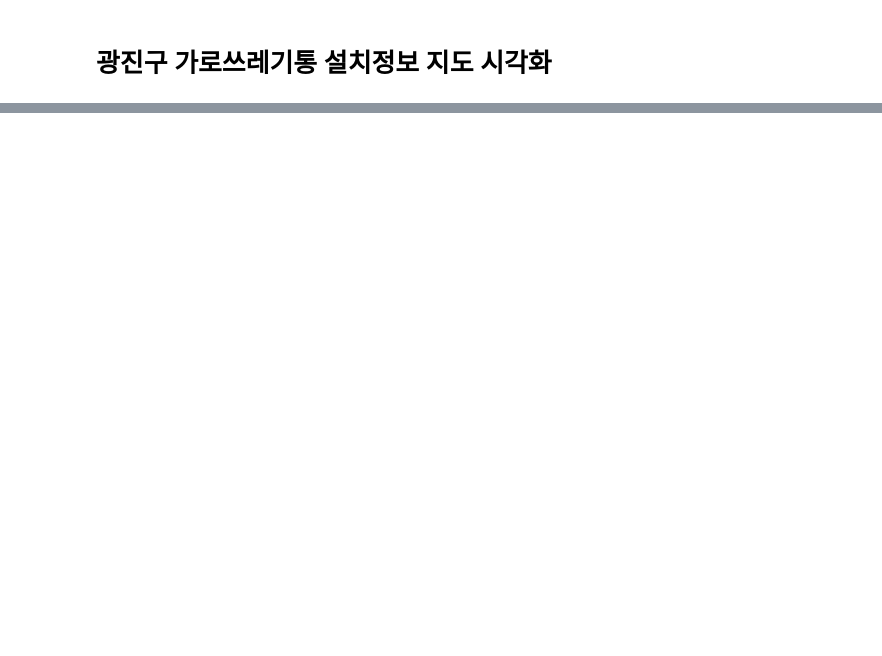
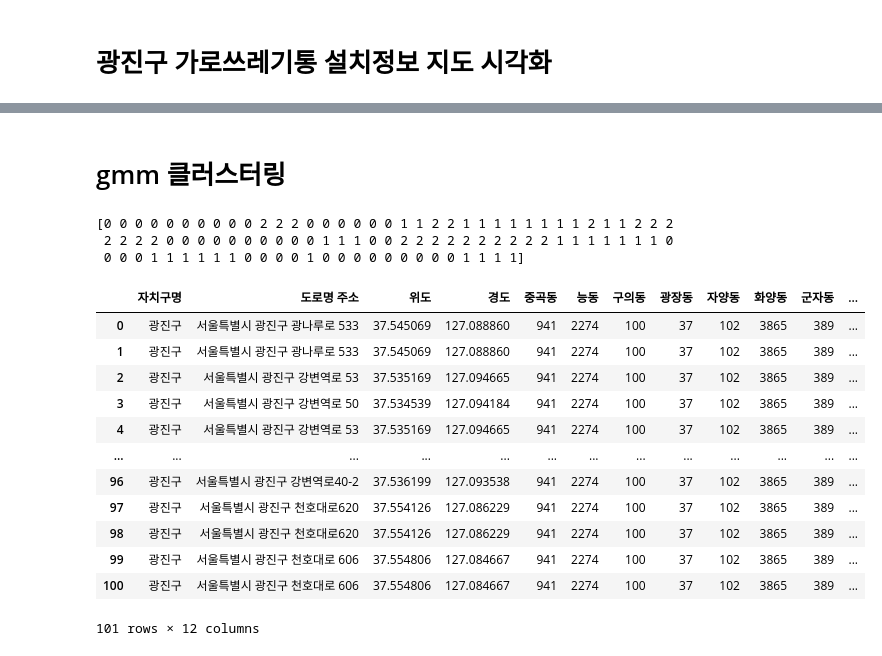
Before and after one commit to hyeeunjeong/bigdata, a Jupyter notebook: 광진구 빅데이터 분석.ipynb, the cells around one changed output, grey strips where cells are left out. Cells and saved outputs as stored; diff of their text form; code cells hidden in the pictures; blank space fills up the shorter version.

Commit message:
주피터 파일 업로드 및 클러스터링용 엑셀 추출

```diff
--- a/광진구 빅데이터 분석.ipynb
+++ b/광진구 빅데이터 분석.ipynb
@@ -138,0 +262,27 @@ gwangjin_trash
+# %% [markdown]
+# gmm 클러스터링
+# %%
+from sklearn.mixture import GaussianMixture
+gmm = GaussianMixture(n_components=3, random_state=0)
+gmm.fit(cluster_data.iloc[:, 2:])
+predict=gmm.predict(cluster_data.iloc[:, 2:])
+print(predict)
+cluster_data['clustering']=predict
+cluster_data
+# %% [output]
+[0 0 0 0 0 0 0 0 0 0 2 2 2 0 0 0 0 0 0 1 1 2 2 1 1 1 1 1 1 1 1 2 1 1 2 2 2
+ 2 2 2 2 0 0 0 0 0 0 0 0 0 0 1 1 1 0 0 2 2 2 2 2 2 2 2 2 2 1 1 1 1 1 1 1 0
+ 0 0 0 1 1 1 1 1 1 0 0 0 0 1 0 0 0 0 0 0 0 0 0 1 1 1 1]
+|  | 자치구명 | 도로명 주소 | 위도 | 경도 | 중곡동 | 능동 | 구의동 | 광장동 | 자양동 | 화양동 | 군자동 | ... |
+| 0 | 광진구 | 서울특별시 광진구 광나루로 533 | 37.545069 | 127.088860 | 941 | 2274 | 100 | 37 | 102 | 3865 | 389 | ... |
+| 1 | 광진구 | 서울특별시 광진구 광나루로 533 | 37.545069 | 127.088860 | 941 | 2274 | 100 | 37 | 102 | 3865 | 389 | ... |
+| 2 | 광진구 | 서울특별시 광진구 강변역로 53 | 37.535169 | 127.094665 | 941 | 2274 | 100 | 37 | 102 | 3865 | 389 | ... |
+| 3 | 광진구 | 서울특별시 광진구 강변역로 50 | 37.534539 | 127.094184 | 941 | 2274 | 100 | 37 | 102 | 3865 | 389 | ... |
+| 4 | 광진구 | 서울특별시 광진구 강변역로 53 | 37.535169 | 127.094665 | 941 | 2274 | 100 | 37 | 102 | 3865 | 389 | ... |
+| ... | ... | ... | ... | ... | ... | ... | ... | ... | ... | ... | ... | ... |
+| 96 | 광진구 | 서울특별시 광진구 강변역로40-2 | 37.536199 | 127.093538 | 941 | 2274 | 100 | 37 | 102 | 3865 | 389 | ... |
+| 97 | 광진구 | 서울특별시 광진구 천호대로620 | 37.554126 | 127.086229 | 941 | 2274 | 100 | 37 | 102 | 3865 | 389 | ... |
+| 98 | 광진구 | 서울특별시 광진구 천호대로620 | 37.554126 | 127.086229 | 941 | 2274 | 100 | 37 | 102 | 3865 | 389 | ... |
+| 99 | 광진구 | 서울특별시 광진구 천호대로 606 | 37.554806 | 127.084667 | 941 | 2274 | 100 | 37 | 102 | 3865 | 389 | ... |
+| 100 | 광진구 | 서울특별시 광진구 천호대로 606 | 37.554806 | 127.084667 | 941 | 2274 | 100 | 37 | 102 | 3865 | 389 | ... |
+101 rows × 12 columns
```
Also changed, not shown: parts of 16 cells of this notebook, 2 other files.
